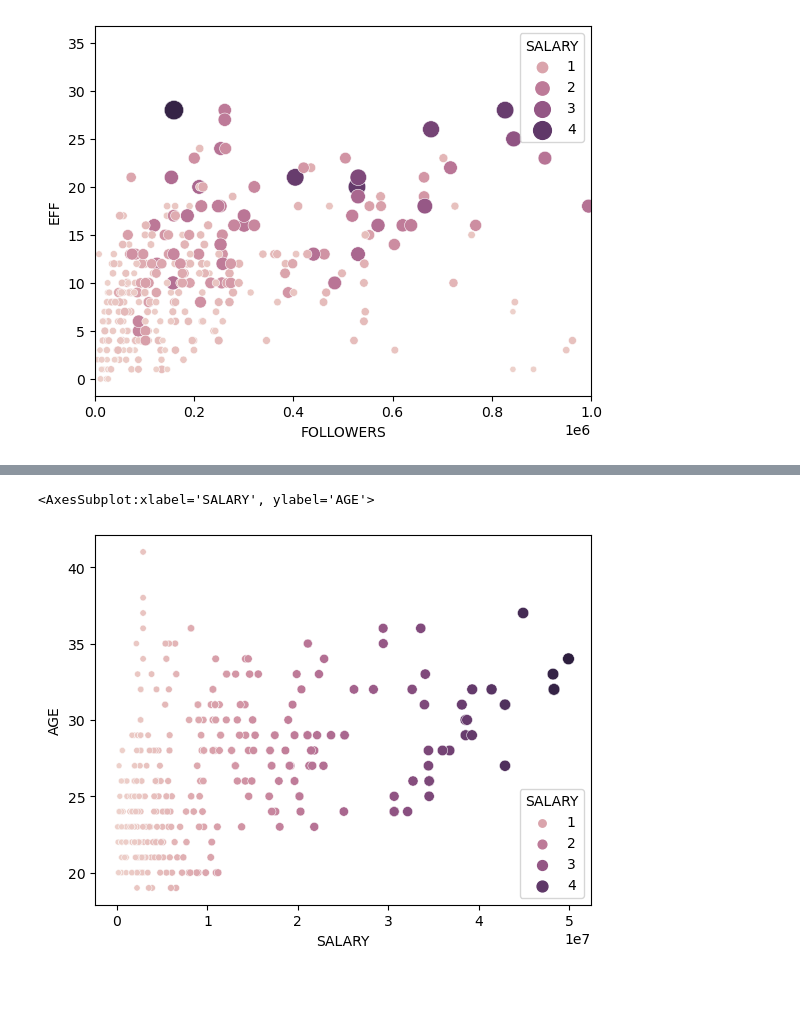
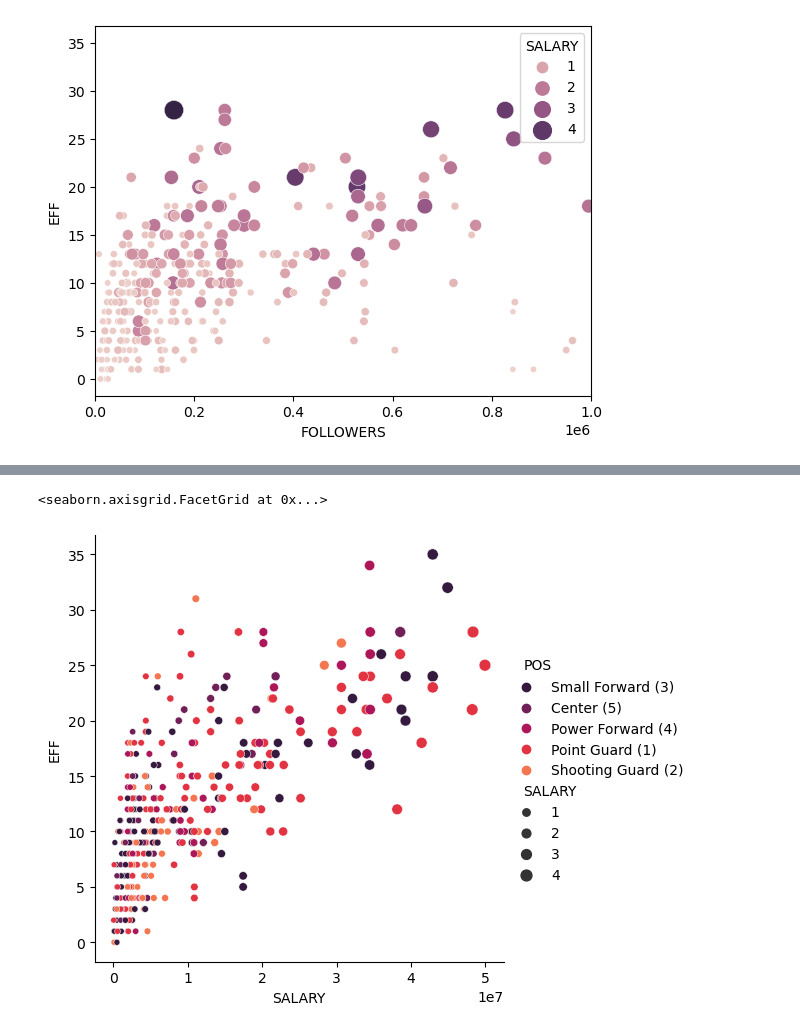
Before and after one commit to marcdalmaum/project_2, a Jupyter notebook: project_2.ipynb, the cells around one changed output, grey strips where cells are left out. Drawn from its saved outputs; the diff is of its cells as text; code cells hidden in the pictures; blank space fills up the shorter version.

```diff
--- a/project_2.ipynb
+++ b/project_2.ipynb
@@ -6,6 +6,7 @@ pd.options.mode.chained_assignment = None
 import requests
 from bs4 import BeautifulSoup
 import seaborn as sns
+sns.set_palette("rocket")
 import matplotlib.pyplot as plt
 # %%
 # Importing NBA Stats 2021/2022 CSV
@@ -346,5 +411,5 @@ plt.ylim(0, 10000000)
 # %%
-sns.scatterplot(x="SALARY", y="AGE", hue='SALARY', size="SALARY", data=final_df)
+sns.relplot(data=final_df, x="SALARY", y="EFF", hue="POS", size='SALARY', kind="scatter")
 # %% [output]
-<AxesSubplot:xlabel='SALARY', ylabel='AGE'>
+<seaborn.axisgrid.FacetGrid at 0x...>
-[figure, old version]
+[figure, new version]
```
Also changed, not shown: parts of 25 cells of this notebook.
